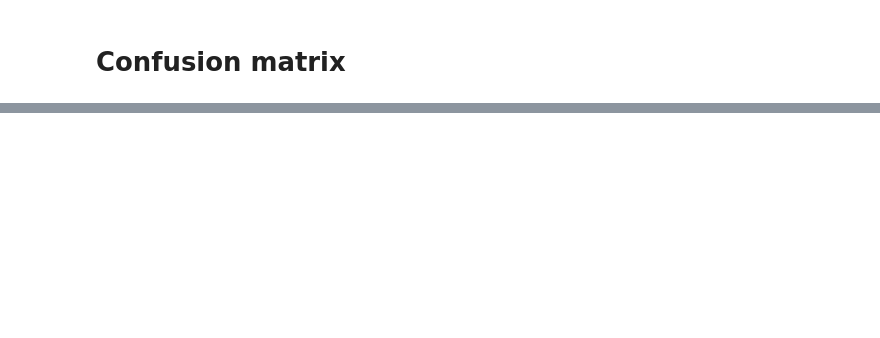
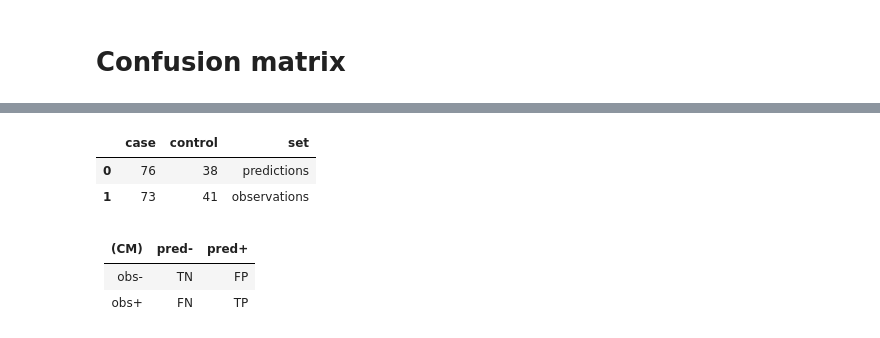
Before and after one commit to ne1s0n/bioinformateachers, a Jupyter notebook: dlb/measure_model_performance/confusion_matrix.ipynb, the cells around one changed output, grey strips where cells are left out. Drawn from its saved outputs; the diff is of its cells as text; code cells hidden in the pictures; blank space fills up the shorter version.

```diff
--- a/dlb/measure_model_performance/confusion_matrix.ipynb
+++ b/dlb/measure_model_performance/confusion_matrix.ipynb
@@ -22,0 +27,22 @@ print(con_mat_df)
+# %%
+from operator import index
+
+labs, counts = np.unique(predicted_labels, return_counts=True)
+dict1 = {k:v for (k,v) in zip(labs,counts)}
+dict1['set'] = 'predictions'
+
+labs, counts = np.unique(target_labels, return_counts=True)
+dict2 = {k:v for (k,v) in zip(labs,counts)}
+dict2['set'] = 'observations'
+
+
+pd.DataFrame.from_records([dict1,dict2])
+# %% [output]
+|  | case | control | set |
+| 0 | 76 | 38 | predictions |
+| 1 | 73 | 41 | observations |
+# %% [markdown]
+ (CM) | pred- | pred+ |
+------|-------|-------|
+ obs- | TN    | FP    |
+ obs+ | FN    | TP    |
```
Also changed, not shown: parts of 10 cells of this notebook.
